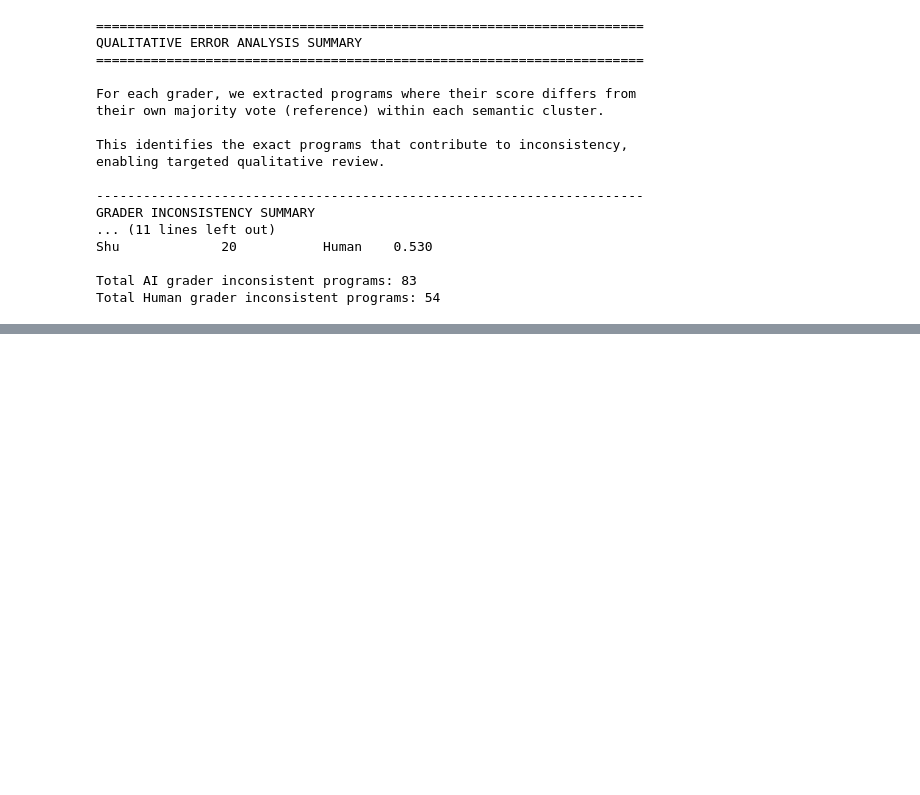
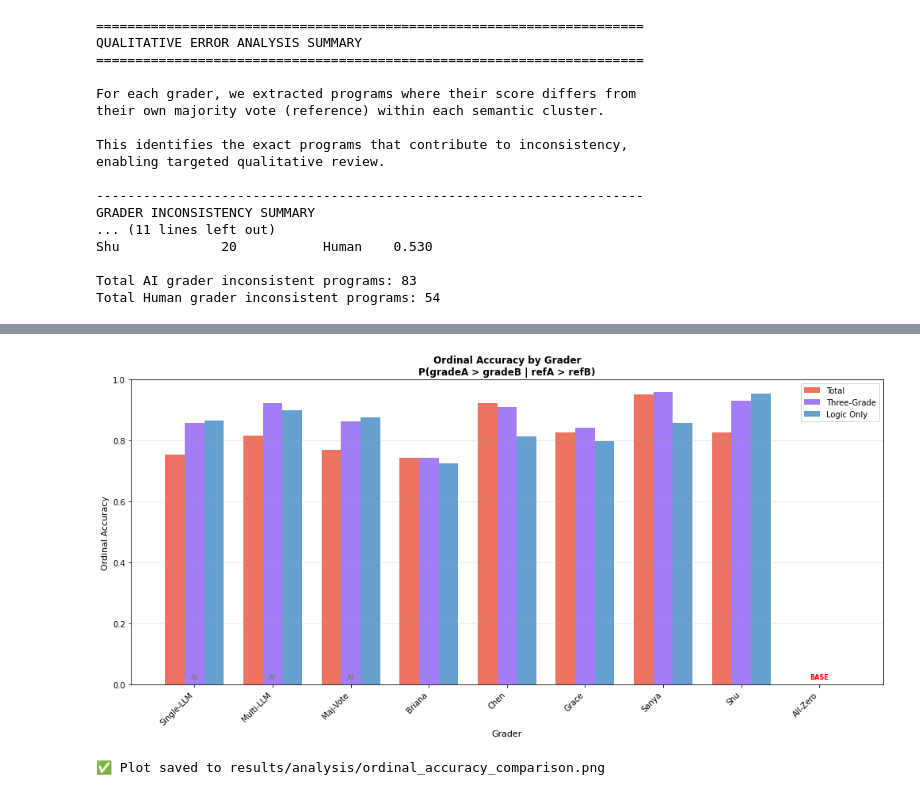
Before and after one commit to maobupa/multi-agent-autograder, a Jupyter notebook: consistency_analysis.ipynb, the cells around one changed output, grey strips where cells are left out. Cells and saved outputs as stored; diff of their text form; code cells hidden in the pictures; blank space fills up the shorter version.

```diff
--- a/consistency_analysis.ipynb
+++ b/consistency_analysis.ipynb
@@ -772,0 +1521,43 @@ Total Human grader inconsistent programs: 54
+# %%
+# Ordinal Accuracy Bar Chart - All Graders
+fig, ax = plt.subplots(figsize=(14, 7))
+
+# Prepare data
+graders = ca_df['display_name'].tolist()
+x = np.arange(len(graders))
+width = 0.25
+
+# Colors for grade types
+total_color = '#E94F37'   # Red for total
+three_color = '#8B5CF6'   # Purple for three-grade
+logic_color = '#3F88C5'   # Blue for logic
+
+# Create bars
+bars1 = ax.bar(x - width, ca_df['ordinal_accuracy_total'], width, label='Total', color=total_color, alpha=0.8)
+bars2 = ax.bar(x, ca_df['ordinal_accuracy_three'], width, label='Three-Grade', color=three_color, alpha=0.8)
+bars3 = ax.bar(x + width, ca_df['ordinal_accuracy_logic'], width, label='Logic Only', color=logic_color, alpha=0.8)
+
+ax.set_xlabel('Grader', fontsize=11)
+ax.set_ylabel('Ordinal Accuracy', fontsize=11)
+ax.set_title('Ordinal Accuracy by Grader\nP(gradeA > gradeB | refA > refB)', fontsize=12, fontweight='bold')
+ax.set_xticks(x)
+ax.set_xticklabels(graders, rotation=45, ha='right')
+ax.set_ylim(0, 1)
+ax.legend()
+ax.grid(axis='y', alpha=0.3)
+
+# Add AI/Human/Baseline markers
+for i, grader in enumerate(ca_df['grader']):
+    if grader == 'dummy':
+        ax.annotate('BASE', xy=(i, 0.02), ha='center', fontsize=8, fontweight='bold', color='red')
+    elif grader in AI_GRADERS:
+        ax.annotate('AI', xy=(i, 0.02), ha='center', fontsize=8, fontweight='bold', color='gray')
+
+plt.tight_layout()
+plt.savefig('results/analysis/ordinal_accuracy_comparison.png', dpi=150, bbox_inches='tight')
+plt.show()
+
+print("\n✅ Plot saved to results/analysis/ordinal_accuracy_comparison.png")
+# %% [output]
+[figure, added]
+✅ Plot saved to results/analysis/ordinal_accuracy_comparison.png
```
Also changed, not shown: parts of 54 cells of this notebook, 2 other files.
